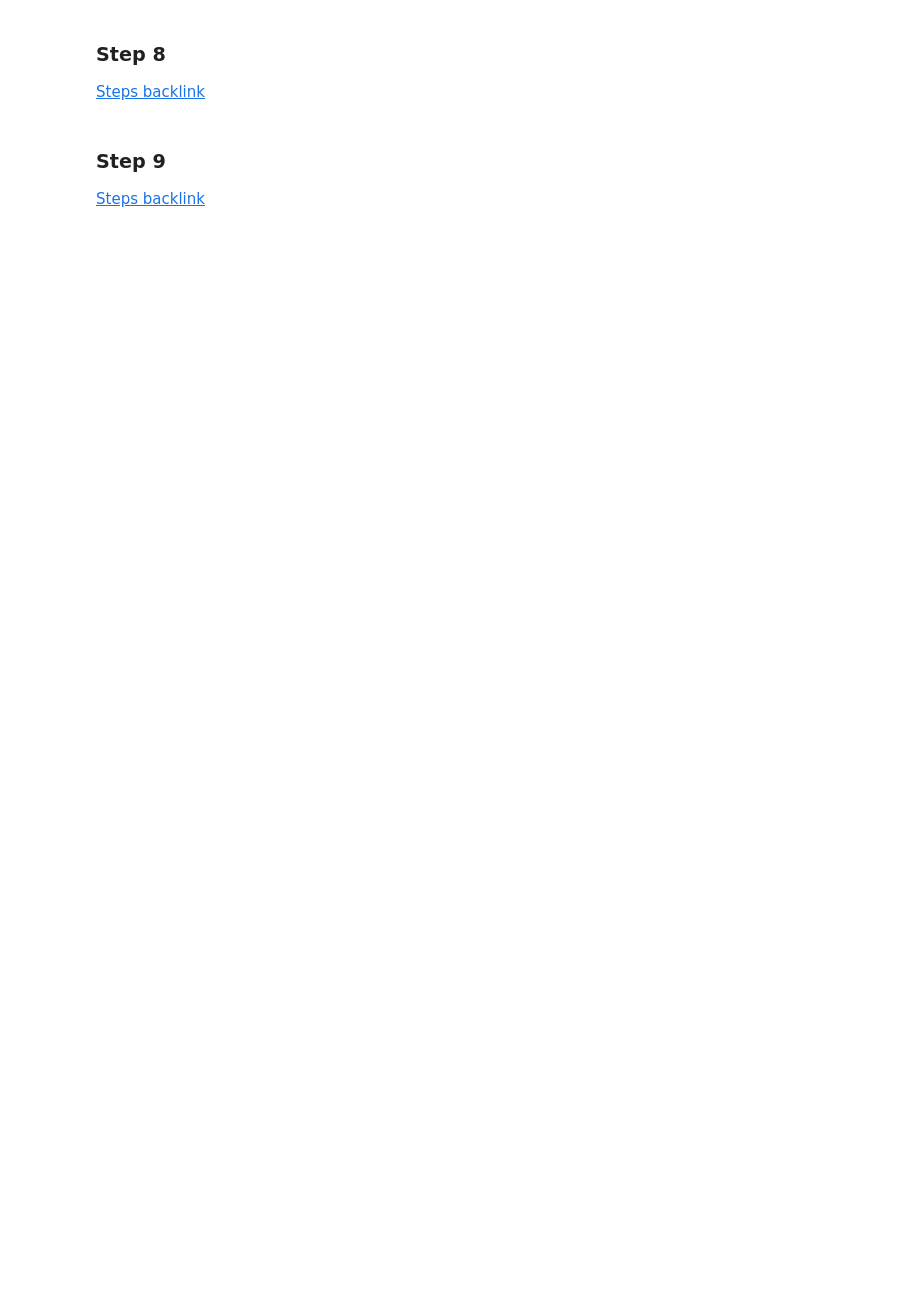
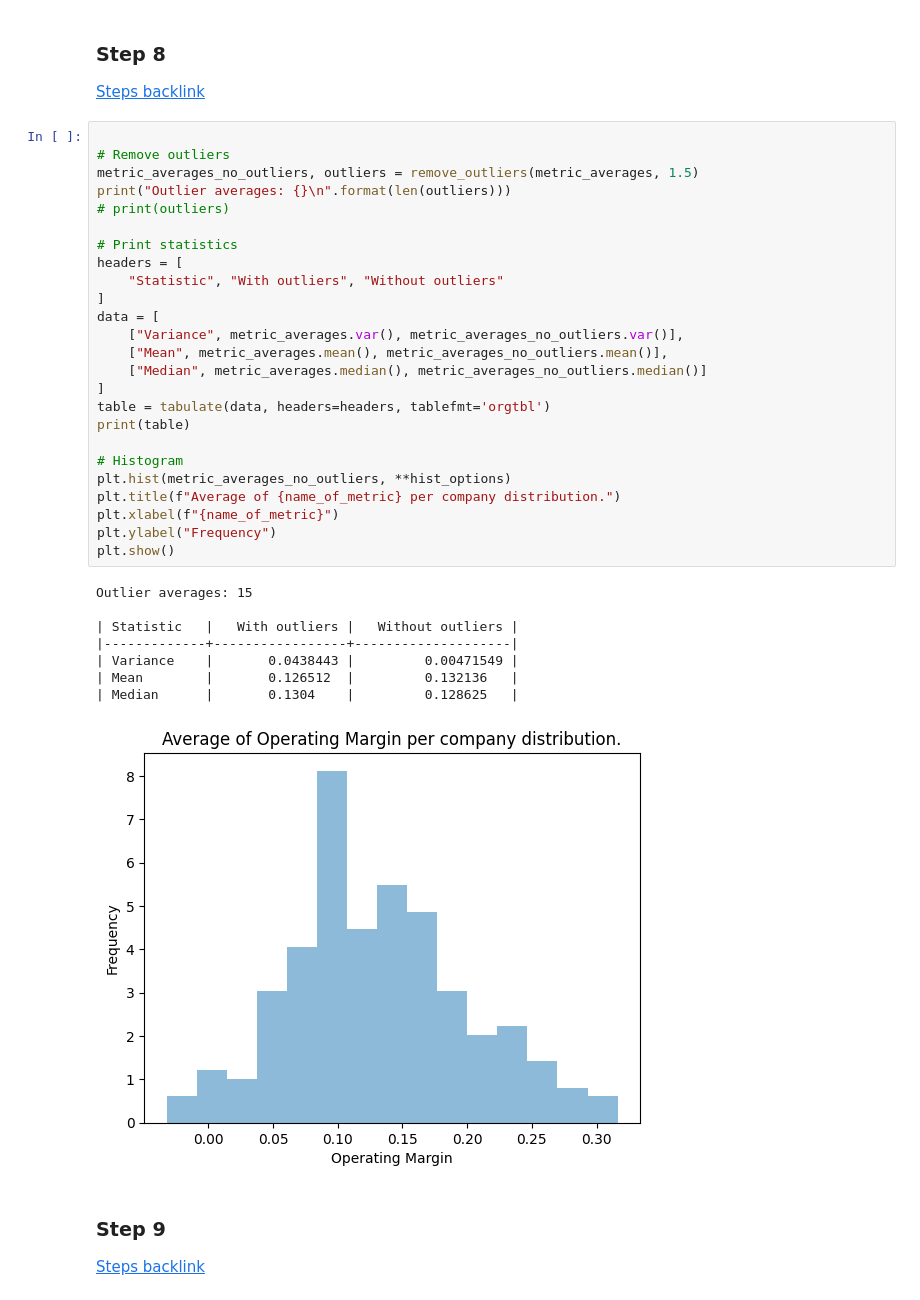
Before and after one commit to jamate16/Filters-Effect-In-Porfolios, a Jupyter notebook: notebooks/pivot_example.ipynb, the cells around one changed output. Cells and saved outputs as stored; diff of their text form; blank space fills up the shorter version.

```diff
--- a/notebooks/pivot_example.ipynb
+++ b/notebooks/pivot_example.ipynb
@@ -157,6 +321,40 @@ plt.show()
 # %% [markdown]
 ### Step 8
 [Steps backlink](#steps)
+# %%
+
+# Remove outliers
+metric_averages_no_outliers, outliers = remove_outliers(metric_averages, 1.5)
+print("Outlier averages: {}\n".format(len(outliers)))
+# print(outliers)
+
+# Print statistics
+headers = [
+    "Statistic", "With outliers", "Without outliers"
+]
+data = [
+    ["Variance", metric_averages.var(), metric_averages_no_outliers.var()],
+    ["Mean", metric_averages.mean(), metric_averages_no_outliers.mean()],
+    ["Median", metric_averages.median(), metric_averages_no_outliers.median()]
+]
+table = tabulate(data, headers=headers, tablefmt='orgtbl')
+print(table)
+
+# Histogram
+plt.hist(metric_averages_no_outliers, **hist_options)
+plt.title(f"Average of {name_of_metric} per company distribution.")
+plt.xlabel(f"{name_of_metric}")
+plt.ylabel("Frequency")
+plt.show()
+# %% [output]
+Outlier averages: 15
+
+| Statistic   |   With outliers |   Without outliers |
+|-------------+-----------------+--------------------|
+| Variance    |       0.0438443 |         0.00471549 |
+| Mean        |       0.126512  |         0.132136   |
+| Median      |       0.1304    |         0.128625   |
+[figure, added]
 # %% [markdown]
 ### Step 9
 [Steps backlink](#steps)
```
Also changed, not shown: parts of 29 cells of this notebook.
